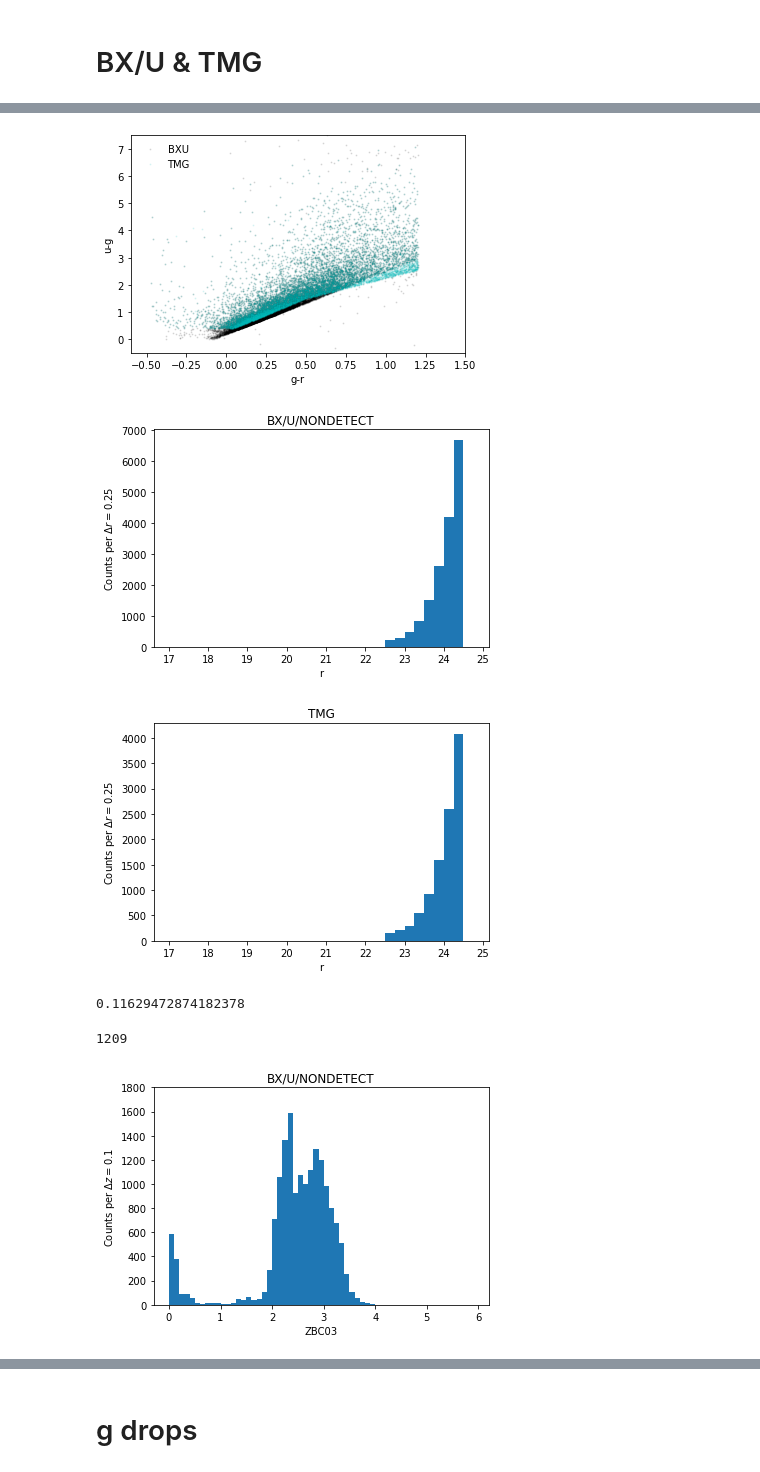
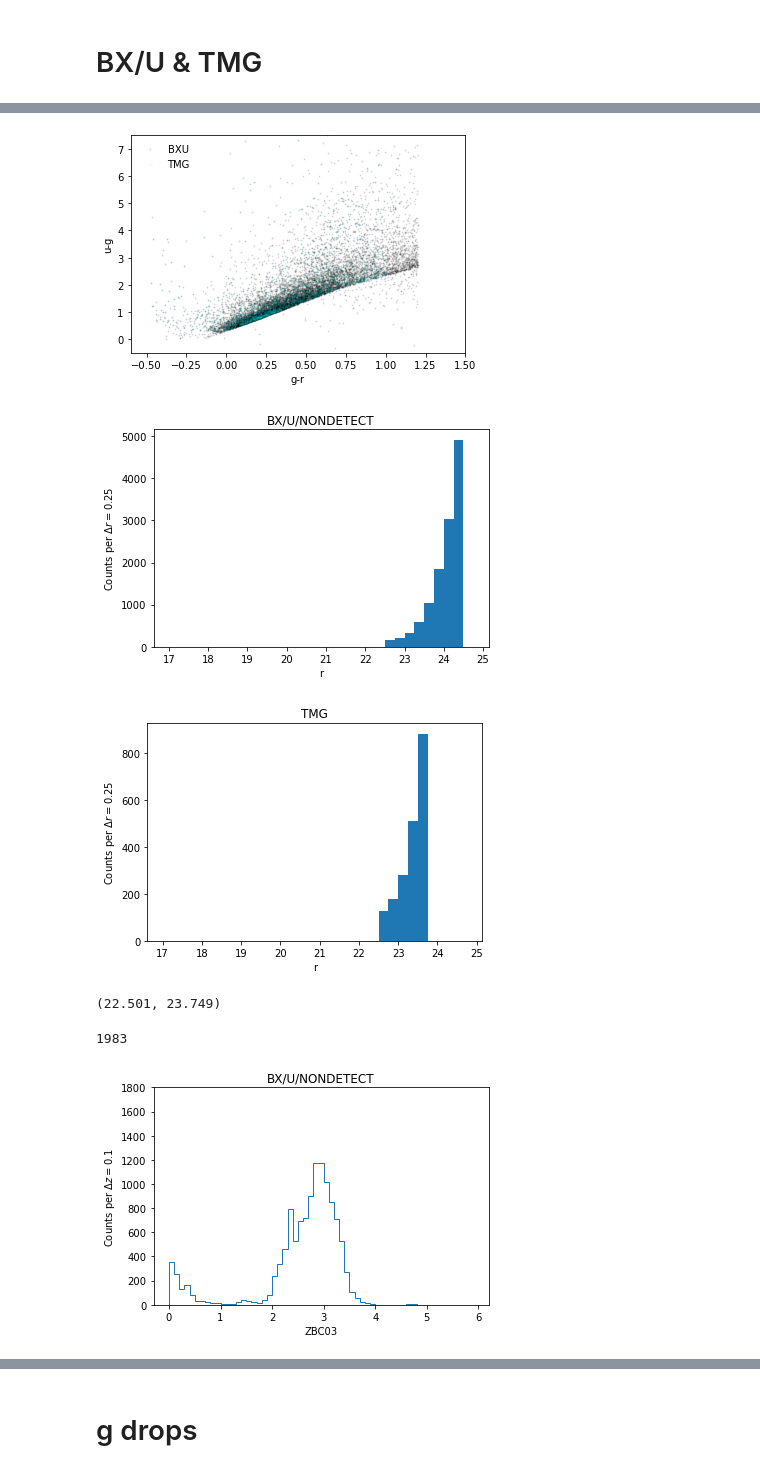
Before and after one commit to michaelJwilson/DESILBG, a Jupyter notebook: gold/vet.ipynb, the cells around one changed output, grey strips where cells are left out. Saved outputs shown, nothing was run; the diff lists cells and outputs as text; code cells hidden in the pictures.

Commit message:
March 12.

```diff
--- a/gold/vet.ipynb
+++ b/gold/vet.ipynb
@@ -4,8 +5,6 @@ import numpy as np
 
 from astropy.table import Table
 # %%
-bxu = Table.read('/global/cscratch1/sd/mjwilson/DESILBG/GOLD/BXU/bxu.fits')
-gdrops = Table.read('/global/cscratch1/sd/mjwilson/DESILBG/GOLD/G/g.fits')
-tmg = Table.read('/global/cscratch1/sd/mjwilson/DESILBG/GOLD/TMGV9/tmg_v9.fits')
-
-clauds = Table.read('/global/cscratch1/sd/mjwilson/clauds/March2021/COSMOS_v9_v210225.fits')
+bxu = Table.read('/global/cscratch1/sd/mjwilson/DESILBG/GOLD/DESILBG_BXU/desilbg_bxu.fits')
+gdrops = Table.read('/global/cscratch1/sd/mjwilson/DESILBG/GOLD/DESILBG_G/desilbg_g.fits')
+tmg = Table.read('/global/cscratch1/sd/mjwilson/DESILBG/GOLD/DESILBG_TMG/desilbg_tmg.fits')
@@ -155,7 +146,7 @@ pl.ylabel('u-g')
 pl.legend(frameon=False, loc=2)
 pl.savefig('plots/colorcolor_comp.pdf')
 # %% [output]
-[figure, old version]
+[figure, new version]
 # %%
 _ = pl.hist(bxu['r'], bins=np.arange(17., 25., 0.25))
 pl.title('BX/U/NONDETECT')
@@ -163,7 +154,7 @@ pl.xlabel('r')
 pl.ylabel('Counts per $\Delta r=0.25$')
 pl.savefig('plots/bxu_mags.pdf')
 # %% [output]
-[figure, old version]
+[figure, new version]
 # %%
 _ = pl.hist(tmg['r'], bins=np.arange(17., 25., 0.25))
 pl.title('TMG')
@@ -171,26 +162,25 @@ pl.xlabel('r')
 pl.ylabel('Counts per $\Delta r=0.25$')
 pl.savefig('plots/tmg_mags.pdf')
 # %% [output]
-[figure, old version]
+[figure, new version]
+# %%
+tmg['r'].min(), tmg['r'].max()
+# %% [output]
+(22.501, 23.749)
 # %%
-# Fraction of tmg sources bright than 23.5
-print(np.mean(tmg['r'] < 23.5))
+# Raw number
+print(np.count_nonzero(tmg['r'] < 23.75))
 # %% [output]
-0.11629472874182378
+1983
-# %%
-# Raw number
-print(np.count_nonzero(tmg['r'] < 23.5))
-# %% [output]
-1209
 # %%
-_ = pl.hist(bxu['Z_BC03'], bins=np.arange(0.0, 6.0, 0.1))
+_ = pl.hist(bxu['Z_BC03'], bins=np.arange(0.0, 6.0, 0.1), histtype='step')
 pl.xlabel('ZBC03')
 pl.ylim(0.0, 1800.)
 pl.title('BX/U/NONDETECT')
 pl.ylabel('Counts per $\Delta z=0.1$')
 pl.savefig('plots/bxu_zs.pdf')
 # %% [output]
-[figure, old version]
+[figure, new version]
 # %%
 # Interloper fraction.
 np.mean(bxu['Z_BC03'] < 1.5)
```
Also changed, not shown: parts of 29 cells of this notebook, 17 other files.
